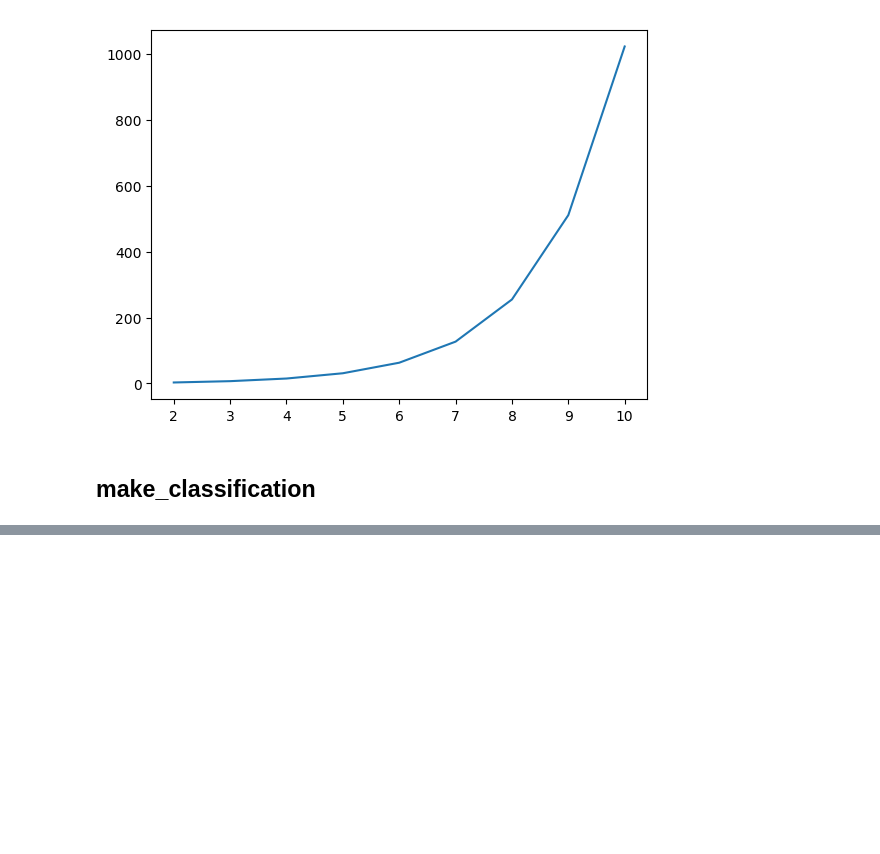
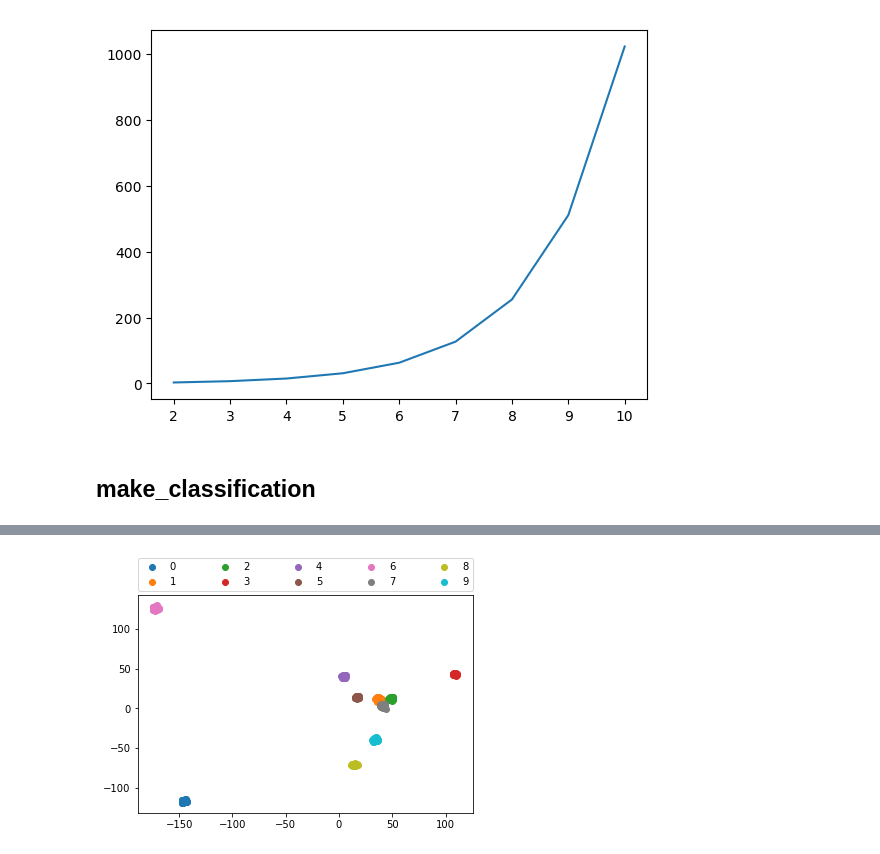
Before and after one commit to slipguru/sliding-ecoc, a Jupyter notebook: notebooks/testing.ipynb, the cells around one changed output, grey strips where cells are left out. Drawn from its saved outputs; the diff is of its cells as text; code cells hidden in the pictures; blank space fills up the shorter version.

```diff
--- a/notebooks/testing.ipynb
+++ b/notebooks/testing.ipynb
@@ -34,0 +39,6 @@ KeyboardInterrupt:
+# %%
+reload(estimator)
+from sklearn.tree import DecisionTreeClassifier
+est = estimator.SlidingECOC(LogisticRegression(), n_estimators=50, window_size=1000, stride=500, verbose=1).fit(
+    X_train_small, y_train_small)
+encoding = est.encode(X_train_small)
@@ -50,0 +104,4 @@ plt.show()
+# %%
+visualise_lda(encoding, y_train_small)
+# %% [output]
+[figure, added]
```
Also changed, not shown: parts of 16 cells of this notebook.
